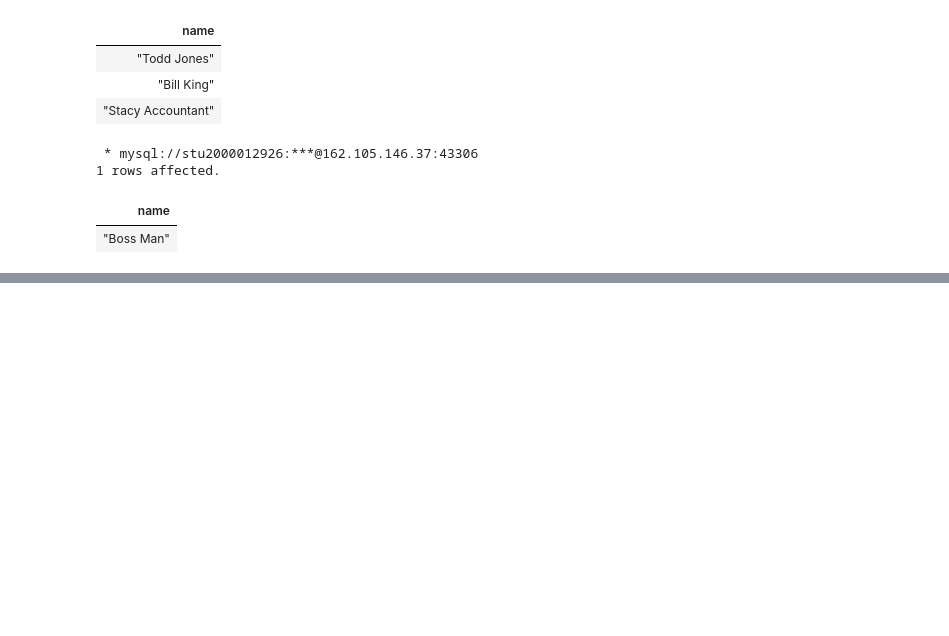
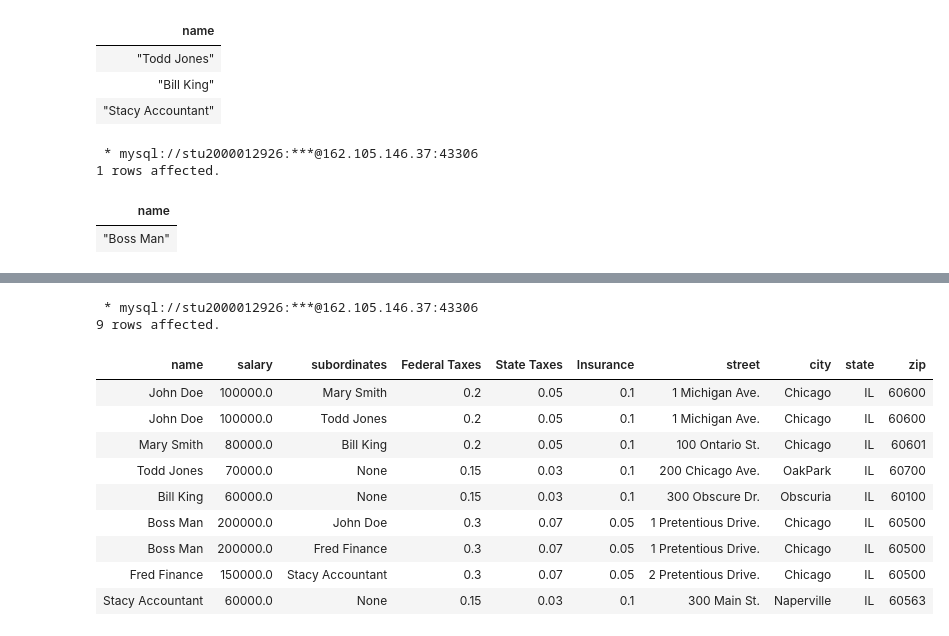
Before and after one commit to c-x-b/DataBaseProj3, a Jupyter notebook: Project3.ipynb, the cells around one changed output, grey strips where cells are left out. Saved outputs shown, nothing was run; the diff lists cells and outputs as text; code cells hidden in the pictures; blank space fills up the shorter version.

```diff
--- a/Project3.ipynb
+++ b/Project3.ipynb
@@ -563,0 +699,35 @@ WHERE json_search(info, 'all', 'John Doe') LIKE '%subordinates%'
+# %%
+%%sql
+
+SELECT *
+FROM
+json_table
+(
+@ej,
+"$[*]" COLUMNS
+(
+   name VARCHAR(50) PATH "$.name" ,
+   salary DOUBLE PATH "$.salary",
+   NESTED PATH "$.subordinates[*]" COLUMNS (subordinates VARCHAR(50) PATH "$"),
+   `Federal Taxes` DOUBLE PATH "$.deductions.\"Federal Taxes\"",
+   `State Taxes` DOUBLE PATH "$.deductions.\"State Taxes\"",
+   Insurance DOUBLE PATH "$.deductions.Insurance",
+   street VARCHAR(100) PATH "$.address.street",
+   city VARCHAR(100) PATH "$.address.city",
+   state VARCHAR(50) PATH "$.address.state",
+   `zip` VARCHAR(10) PATH "$.address.zip"
+)
+) as et;
+# %% [output]
+ * mysql://stu2000012926:***@162.105.146.37:43306
+9 rows affected.
+| name | salary | subordinates | Federal Taxes | State Taxes | Insurance | street | city | state | zip |
+| John Doe | 100000.0 | Mary Smith | 0.2 | 0.05 | 0.1 | 1 Michigan Ave. | Chicago | IL | 60600 |
+| John Doe | 100000.0 | Todd Jones | 0.2 | 0.05 | 0.1 | 1 Michigan Ave. | Chicago | IL | 60600 |
+| Mary Smith | 80000.0 | Bill King | 0.2 | 0.05 | 0.1 | 100 Ontario St. | Chicago | IL | 60601 |
+| Todd Jones | 70000.0 | None | 0.15 | 0.03 | 0.1 | 200 Chicago Ave. | OakPark | IL | 60700 |
+| Bill King | 60000.0 | None | 0.15 | 0.03 | 0.1 | 300 Obscure Dr. | Obscuria | IL | 60100 |
+| Boss Man | 200000.0 | John Doe | 0.3 | 0.07 | 0.05 | 1 Pretentious Drive. | Chicago | IL | 60500 |
+| Boss Man | 200000.0 | Fred Finance | 0.3 | 0.07 | 0.05 | 1 Pretentious Drive. | Chicago | IL | 60500 |
+| Fred Finance | 150000.0 | Stacy Accountant | 0.3 | 0.07 | 0.05 | 2 Pretentious Drive. | Chicago | IL | 60500 |
+| Stacy Accountant | 60000.0 | None | 0.15 | 0.03 | 0.1 | 300 Main St. | Naperville | IL | 60563 |
```
Also changed, not shown: parts of 5 cells of this notebook.
